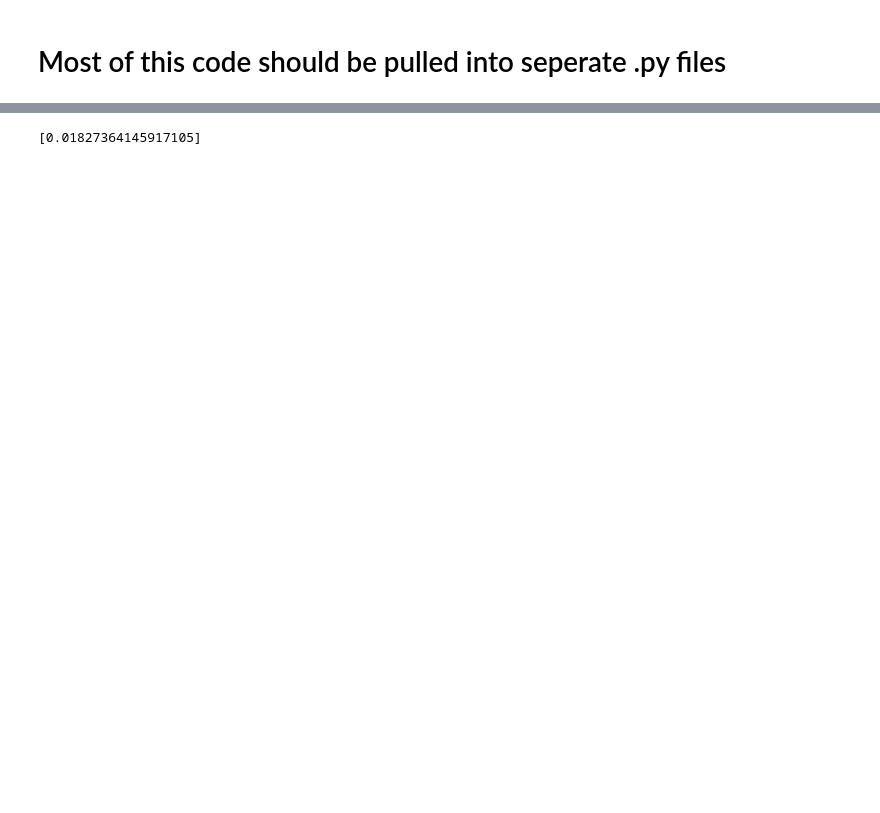
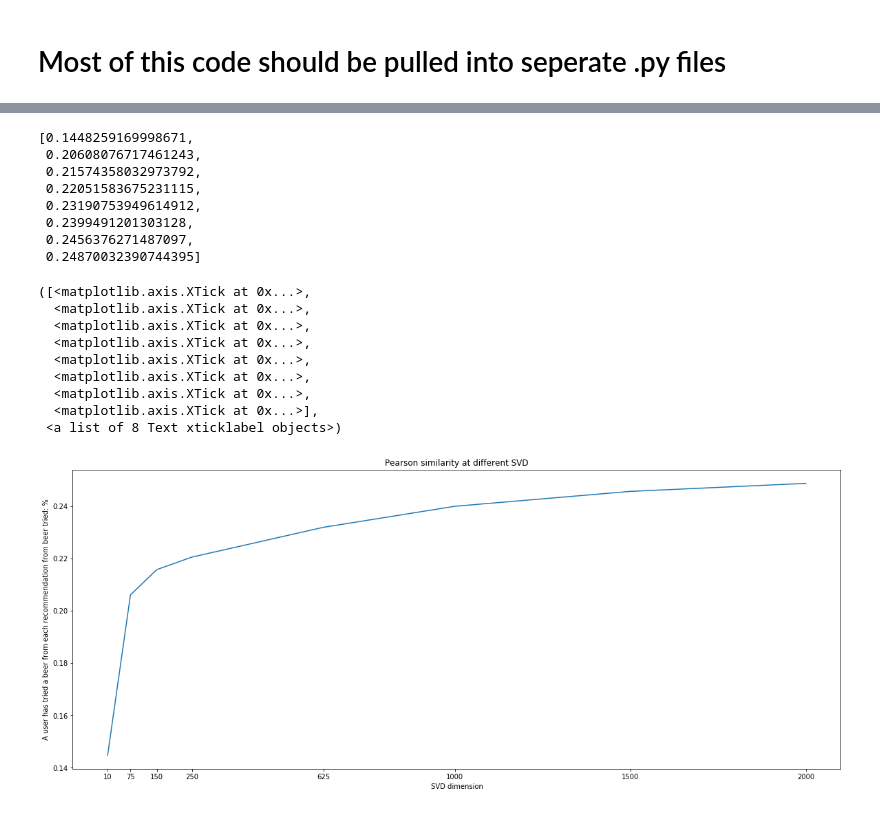
Before and after one commit to SethDKelly/BeerRecommender, a Jupyter notebook: Similarity_comparisons.ipynb, the cells around one changed output, grey strips where cells are left out. Drawn from its saved outputs; the diff is of its cells as text; code cells hidden in the pictures; blank space fills up the shorter version.

Commit message:
Compare recommendations using different similarity measures

```diff
--- a/Similarity_comparisons.ipynb
+++ b/Similarity_comparisons.ipynb
@@ -13,7 +13,7 @@ from sklearn.preprocessing import normalize
 # %%
 # Training matrix
 user_item = pd.DataFrame(
-    pd.read_csv('/home/grimoire/Projects/BeerRatings/user_item_matrix.csv'))
+    pd.read_csv('/home/grimoire/Projects/BeerRatings/user_item_matrix.csv', index_col='review_profilename'))
 
 X = user_item.values.T
 # %%
@@ -98,13 +106,24 @@ matrix = svd.fit_transform(X)
 # %%
-corr = np.corrcoef(matrix)
 recommendation_precision = []
-precision = 0
-for name in test_matrix.columns : # name will be a column (profile name) from matrix
-    user_list = list(test_matrix[test_matrix[name] > 0].index) # List of beers that the user drank
-    benchmark = 0 # instantiating if any beers were drank from list of recommended
-    for beer in user_list :
-        recommended_beers = set(pearson_recommendations(beer))
-        if recommended_beers & set(user_list) :
-            benchmark += 1
-    precision += benchmark / len(user_list)
-recommendation_precision.append(precision / len(test_matrix.columns))
+user_has_tried = []
+
+for trial in matrices :
+
+    corr = np.corrcoef(trial)
+
+    precision = 0
+    user_tried = 0
+
+    for name in test_matrix.columns : # name will be a column (profile name) from matrix
+        user_list = list(test_matrix[test_matrix[name] > 0].index) # List of beers that the user drank
+        benchmark = 0 # instantiating if any beers were drank from list of recommended
+        for beer in user_list :
+            recommended_beers = set(pearson_recommendations(beer))
+            if recommended_beers & set(user_list) :
+                benchmark += 1
+        if benchmark > 0 :
+            user_tried += 1
+        precision += benchmark / len(user_list)
+
+    recommendation_precision.append(precision / len(test_matrix.columns))
+    user_has_tried.append(user_tried / len(test_matrix.columns))
@@ -111,4 +141,11 @@ recommendation_precision.append(precision / len(test_matrix.columns))
 # %%
-[recommendations for recommendations in recommendation_precision]
+[rec for rec in recommendation_precision]
 # %% [output]
-[0.01827364145917105]
+[0.1448259169998671,
+ 0.20608076717461243,
+ 0.21574358032973792,
+ 0.22051583675231115,
+ 0.23190753949614912,
+ 0.2399491201303128,
+ 0.2456376271487097,
+ 0.24870032390744395]
@@ -117,0 +152,21 @@ cosine_sim = normalize(cosine_sim)
+# %%
+import matplotlib.pyplot as plt
+%matplotlib inline
+
+plt.figure(figsize=[20,8])
+plt.plot(components, recommendation_precision)
+plt.title('Pearson similarity at different SVD')
+plt.ylabel('A user has tried a beer from each recommendation from beer tried: %')
+plt.xlabel('SVD dimension')
+plt.xticks(components)
+# %% [output]
+([<matplotlib.axis.XTick at 0x...>,
+  <matplotlib.axis.XTick at 0x...>,
+  <matplotlib.axis.XTick at 0x...>,
+  <matplotlib.axis.XTick at 0x...>,
+  <matplotlib.axis.XTick at 0x...>,
+  <matplotlib.axis.XTick at 0x...>,
+  <matplotlib.axis.XTick at 0x...>,
+  <matplotlib.axis.XTick at 0x...>],
+ <a list of 8 Text xticklabel objects>)
+[figure, added]
```
Also changed, not shown: parts of 16 cells of this notebook.
